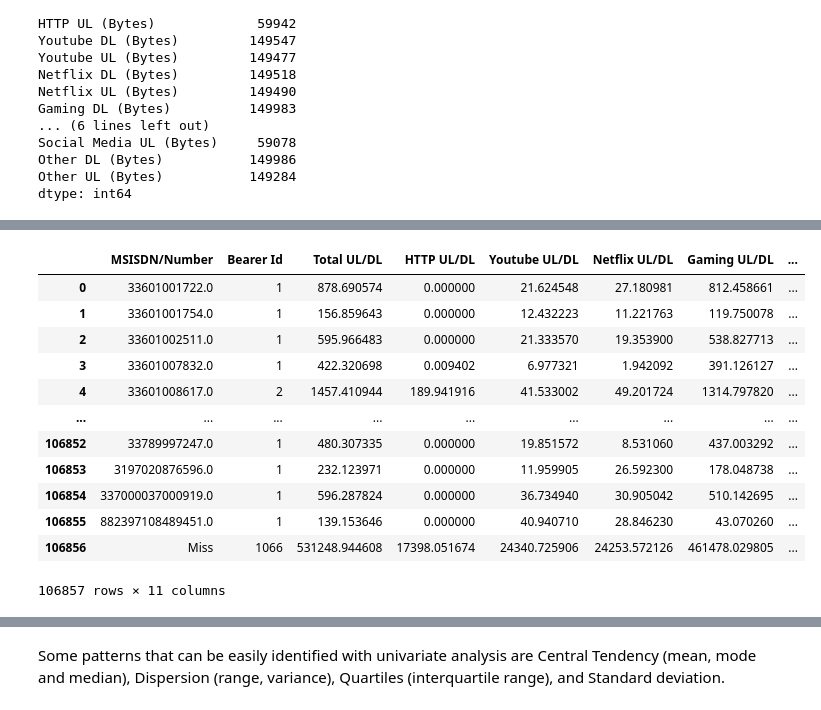
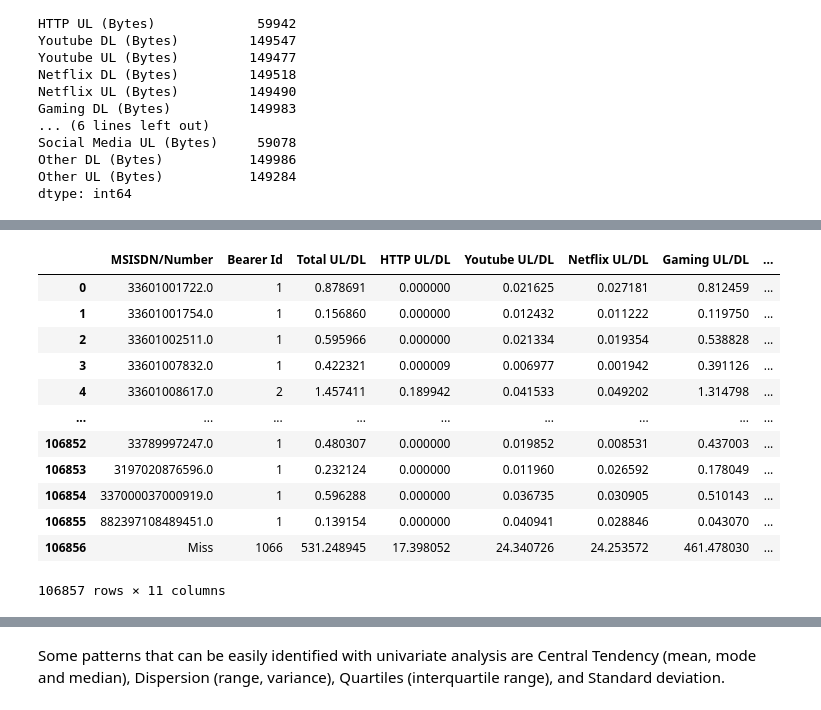
Before and after one commit to abeselomg/Telecom_user_analysis, a Jupyter notebook: notebooks/notebook.ipynb, the cells around one changed output, grey strips where cells are left out. Drawn from its saved outputs; the diff is of its cells as text; code cells hidden in the pictures.

```diff
--- a/notebooks/notebook.ipynb
+++ b/notebooks/notebook.ipynb
@@ -385,32 +385,32 @@ for item in arr:
 # newconcat.head()
 # %%
 aggregate_info = pd.DataFrame(columns=["MSISDN/Number","Bearer Id","Total UL/DL", "HTTP UL/DL", "Youtube UL/DL", "Netflix UL/DL", "Gaming UL/DL", "Google UL/DL", "Email UL/DL", "Social Media UL/DL", "Other UL/DL"])
-aggregate_info["Total UL/DL"]=newconcat["Total UL (MB)"]+newconcat["Total DL (MB)"]
-aggregate_info["HTTP UL/DL"]=newconcat["HTTP UL (MB)"]+newconcat["HTTP DL (MB)"]
-aggregate_info["Youtube UL/DL"]=newconcat["Youtube UL (MB)"]+newconcat["Youtube DL (MB)"]
-aggregate_info["Netflix UL/DL"]=newconcat["Netflix UL (MB)"]+newconcat["Netflix DL (MB)"]
-aggregate_info["Gaming UL/DL"]=newconcat["Gaming UL (MB)"]+newconcat["Gaming DL (MB)"]
-aggregate_info["Google UL/DL"]=newconcat["Google UL (MB)"]+newconcat["Google DL (MB)"]
-aggregate_info["Email UL/DL"]=newconcat["Email UL (MB)"]+newconcat["Email DL (MB)"]
-aggregate_info["Social Media UL/DL"]=newconcat["Social Media UL (MB)"]+newconcat["Social Media DL (MB)"]
-aggregate_info["Other UL/DL"]=newconcat["Other UL (MB)"]+newconcat["Other DL (MB)"]
+aggregate_info["Total UL/DL"]=newconcat["Total UL (GB)"]+newconcat["Total DL (GB)"]
+aggregate_info["HTTP UL/DL"]=newconcat["HTTP UL (GB)"]+newconcat["HTTP DL (GB)"]
+aggregate_info["Youtube UL/DL"]=newconcat["Youtube UL (GB)"]+newconcat["Youtube DL (GB)"]
+aggregate_info["Netflix UL/DL"]=newconcat["Netflix UL (GB)"]+newconcat["Netflix DL (GB)"]
+aggregate_info["Gaming UL/DL"]=newconcat["Gaming UL (GB)"]+newconcat["Gaming DL (GB)"]
+aggregate_info["Google UL/DL"]=newconcat["Google UL (GB)"]+newconcat["Google DL (GB)"]
+aggregate_info["Email UL/DL"]=newconcat["Email UL (GB)"]+newconcat["Email DL (GB)"]
+aggregate_info["Social Media UL/DL"]=newconcat["Social Media UL (GB)"]+newconcat["Social Media DL (GB)"]
+aggregate_info["Other UL/DL"]=newconcat["Other UL (GB)"]+newconcat["Other DL (GB)"]
 aggregate_info["MSISDN/Number"] = newconcat["MSISDN/Number"]
 aggregate_info["Bearer Id"] = newconcat["Bearer Id"]
 
 aggregate_info
 # %% [output]
 |  | MSISDN/Number | Bearer Id | Total UL/DL | HTTP UL/DL | Youtube UL/DL | Netflix UL/DL | Gaming UL/DL | ... |
-| 0 | 33601001722.0 | 1 | 878.690574 | 0.000000 | 21.624548 | 27.180981 | 812.458661 | ... |
-| 1 | 33601001754.0 | 1 | 156.859643 | 0.000000 | 12.432223 | 11.221763 | 119.750078 | ... |
-| 2 | 33601002511.0 | 1 | 595.966483 | 0.000000 | 21.333570 | 19.353900 | 538.827713 | ... |
-| 3 | 33601007832.0 | 1 | 422.320698 | 0.009402 | 6.977321 | 1.942092 | 391.126127 | ... |
-| 4 | 33601008617.0 | 2 | 1457.410944 | 189.941916 | 41.533002 | 49.201724 | 1314.797820 | ... |
+| 0 | 33601001722.0 | 1 | 0.878691 | 0.000000 | 0.021625 | 0.027181 | 0.812459 | ... |
+| 1 | 33601001754.0 | 1 | 0.156860 | 0.000000 | 0.012432 | 0.011222 | 0.119750 | ... |
+| 2 | 33601002511.0 | 1 | 0.595966 | 0.000000 | 0.021334 | 0.019354 | 0.538828 | ... |
+| 3 | 33601007832.0 | 1 | 0.422321 | 0.000009 | 0.006977 | 0.001942 | 0.391126 | ... |
+| 4 | 33601008617.0 | 2 | 1.457411 | 0.189942 | 0.041533 | 0.049202 | 1.314798 | ... |
 | ... | ... | ... | ... | ... | ... | ... | ... | ... |
-| 106852 | 33789997247.0 | 1 | 480.307335 | 0.000000 | 19.851572 | 8.531060 | 437.003292 | ... |
-| 106853 | 3197020876596.0 | 1 | 232.123971 | 0.000000 | 11.959905 | 26.592300 | 178.048738 | ... |
-| 106854 | 337000037000919.0 | 1 | 596.287824 | 0.000000 | 36.734940 | 30.905042 | 510.142695 | ... |
-| 106855 | 882397108489451.0 | 1 | 139.153646 | 0.000000 | 40.940710 | 28.846230 | 43.070260 | ... |
-| 106856 | Miss | 1066 | 531248.944608 | 17398.051674 | 24340.725906 | 24253.572126 | 461478.029805 | ... |
+| 106852 | 33789997247.0 | 1 | 0.480307 | 0.000000 | 0.019852 | 0.008531 | 0.437003 | ... |
+| 106853 | 3197020876596.0 | 1 | 0.232124 | 0.000000 | 0.011960 | 0.026592 | 0.178049 | ... |
+| 106854 | 337000037000919.0 | 1 | 0.596288 | 0.000000 | 0.036735 | 0.030905 | 0.510143 | ... |
+| 106855 | 882397108489451.0 | 1 | 0.139154 | 0.000000 | 0.040941 | 0.028846 | 0.043070 | ... |
+| 106856 | Miss | 1066 | 531.248945 | 17.398052 | 24.340726 | 24.253572 | 461.478030 | ... |
 106857 rows × 11 columns
 # %%
 # clean_df.loc[clean_df["MSISDN/Number"] == 33601008617]
```
Also changed, not shown: parts of 16 cells of this notebook.
